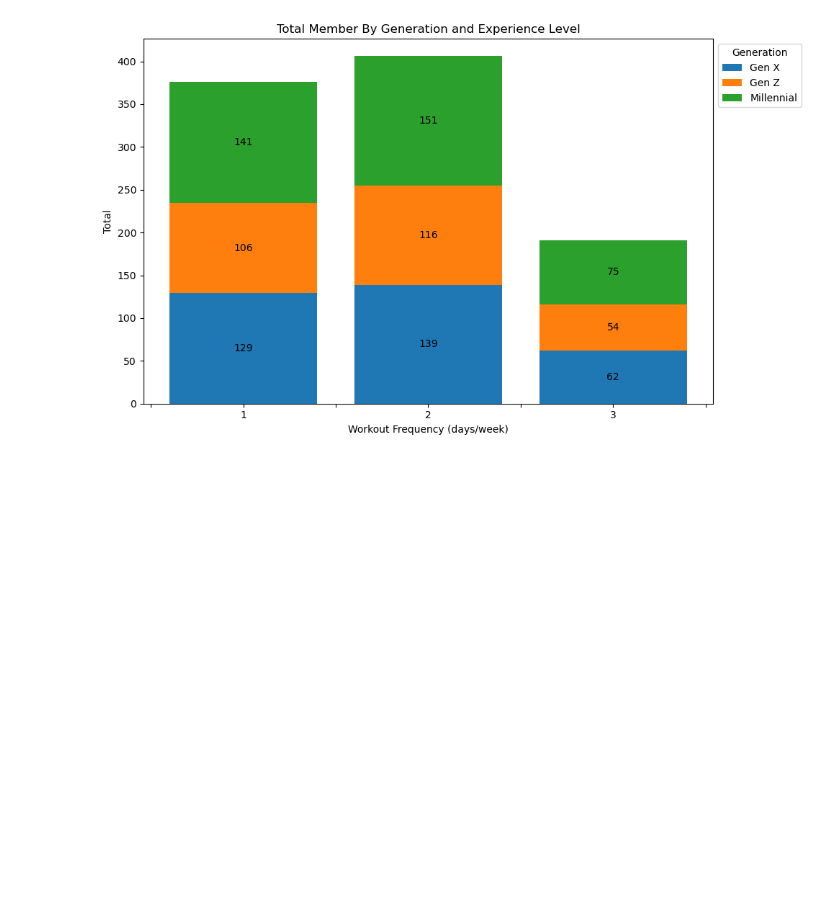
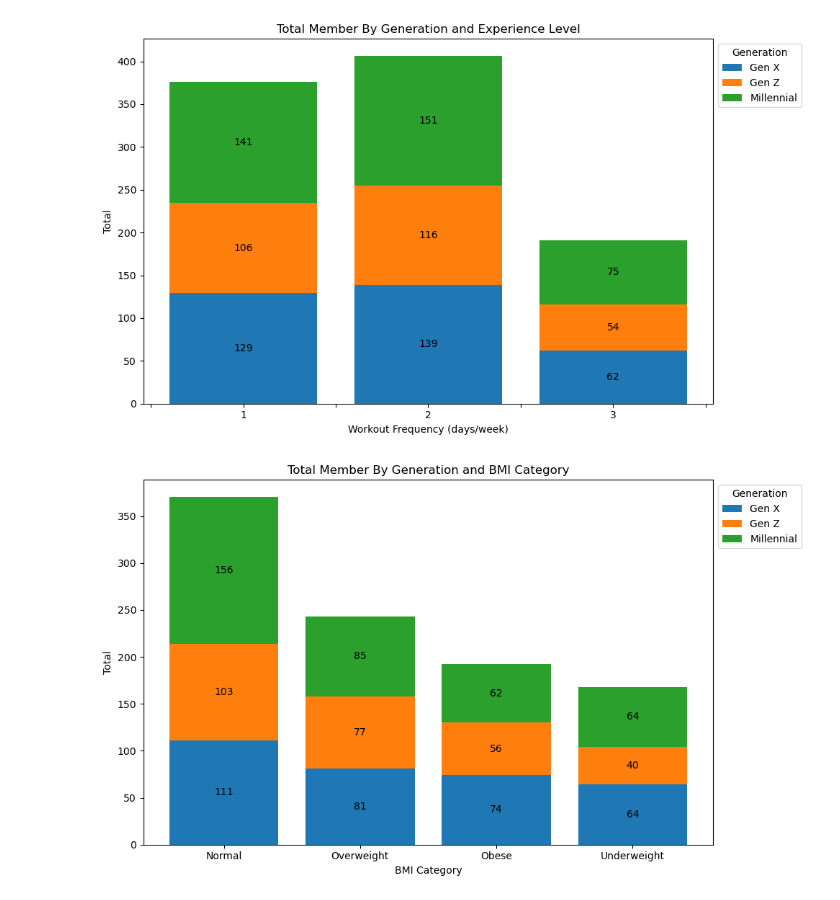
Before and after one commit to FlazeFy2/DS-Gym_Members_Exercise, a Jupyter notebook: exploratory data analysis-bar.ipynb, the cells around one changed output. Drawn from its saved outputs; the diff is of its cells as text; code cells hidden in the pictures; blank space fills up the shorter version.

Commit message:
[DS] Exploratory Data Analysis (EDA) - Stacked Bar Chart Total Member By Generation and BMI Category

```diff
--- a/exploratory data analysis-bar.ipynb
+++ b/exploratory data analysis-bar.ipynb
@@ -282,3 +282,75 @@ plt.tight_layout()
 plt.show()
 # %% [output]
 [figure]
+# %%
+import pandas as pd
+import matplotlib.pyplot as plt
+import numpy as np
+from datetime import datetime
+
+df = pd.read_csv("gym_members_exercise_tracking.csv")
+
+# Exploratory Data Analysis (EDA) - Stacked Bar Chart Total Member By Generation and BMI Category
+# Convert age to birth year
+current_year = datetime.now().year
+df['Birth_Year'] = current_year - df['Age']
+
+# Function to classify generation
+def get_generation(year):
+    if 1997 <= year <= 2012:
+        return "Gen Z"
+    elif 1981 <= year <= 1996:
+        return "Millennial"
+    elif 1965 <= year <= 1980:
+        return "Gen X"
+    elif 1946 <= year <= 1964:
+        return "Boomer"
+    else:
+        return "Other"
+
+df['Generation'] = df['Birth_Year'].apply(get_generation)
+
+# Calculate BMI
+df['BMI'] = df['Weight (kg)'] / (df['Height (m)'] ** 2)
+
+# Function to classify BMI Category
+def get_bmi_category(bmi):
+    if bmi < 18.5:
+        return "Underweight"
+    elif 18.5 <= bmi < 25:
+        return "Normal"
+    elif 25 <= bmi < 30:
+        return "Overweight"
+    else:
+        return "Obese"
+
+# Create BMI Category Column
+df['BMI_Category'] = df['BMI'].apply(get_bmi_category)
+
+context_group_counts = df.groupby(['BMI_Category','Generation'], observed=False).size().reset_index(name='Count')
+stacked_data = context_group_counts.pivot(index='BMI_Category', columns='Generation', values='Count').fillna(0)
+
+# Ordering
+stacked_data['Total'] = stacked_data.sum(axis=1)
+stacked_data = stacked_data.sort_values(by='Total', ascending=False)
+categories = stacked_data.columns[:-1]
+counts = stacked_data[categories].values
+
+# Plotting
+context = stacked_data.index
+fig, ax = plt.subplots(figsize=(10, 6))
+bottom = np.zeros(len(context))
+# Plot each group_col as stack
+for group_col_index, group in enumerate(categories):
+    p = ax.bar(context, counts[:, group_col_index], label=group, bottom=bottom)
+    bottom += counts[:, group_col_index]
+    ax.bar_label(p, label_type='center', fmt='%d')
+# Bar Chart
+ax.set_title(f'Total Member By Generation and BMI Category')
+ax.set_xlabel('BMI Category')
+ax.set_ylabel('Total')
+ax.legend(title='Generation', bbox_to_anchor=(1, 1), loc='upper left')
+plt.tight_layout()
+plt.show()
+# %% [output]
+[figure, added]
```
